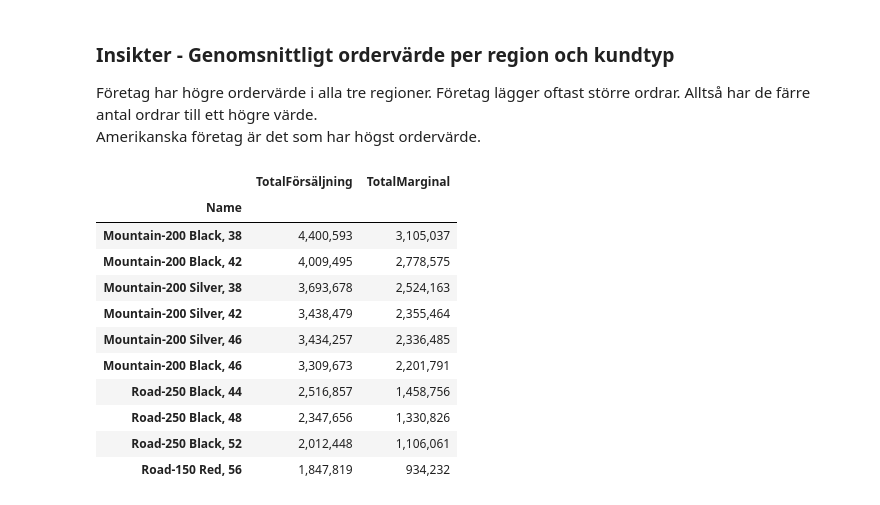
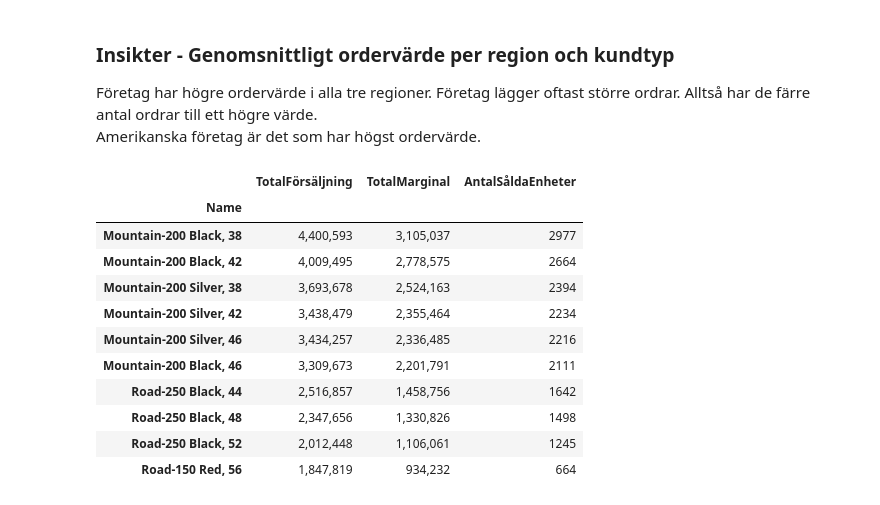
Before and after one commit to Jack-JackAttack/AdventureWorks, a Jupyter notebook: analys.ipynb, the cells around one changed output. Saved outputs shown, nothing was run; the diff lists cells and outputs as text; code cells hidden in the pictures.

```diff
--- a/analys.ipynb
+++ b/analys.ipynb
@@ -422,47 +422,52 @@ plt.show()
 ### Insikter - Genomsnittligt ordervärde per region och kundtyp
 Företag har högre ordervärde i alla tre regioner. Företag lägger oftast större ordrar. Alltså har de färre antal ordrar till ett högre värde. <br>Amerikanska företag är det som har högst ordervärde.
 # %%
-query_vis_8 = '''
+query_pivot = '''
 SELECT
     pp.ProductID,
     pp.Name,
     pc.Name AS 'Category',
     SUM(ssod.OrderQty) AS 'AntalSåldaEnheter',
     SUM(ssod.LineTotal) AS 'TotalFörsäljning',
-    SUM((pp.ListPrice - pp.StandardCost) * ssod.OrderQty) AS TotalMarginal
+    SUM((pp.ListPrice - pp.StandardCost) * ssod.OrderQty) AS 'TotalMarginal'
 FROM Sales.SalesOrderDetail ssod
 JOIN Production.Product pp ON ssod.ProductID = pp.ProductID
 JOIN Production.ProductSubcategory ppsc ON pp.ProductSubcategoryID = ppsc.ProductSubcategoryID
 JOIN Production.ProductCategory pc ON ppsc.ProductCategoryID = pc.ProductCategoryID
 GROUP BY
     pp.ProductID,
     pp.Name,
     pc.Name
 '''
 
-df_vis8 = query_df(query_vis_8)
+df_pivot = query_df(query_pivot)
 
 
 pivot_products = pd.pivot_table(
-    df_vis8,
+    df_pivot,
     index="Name",
-    values=["TotalFörsäljning", "TotalMarginal"],
+    values=["TotalFörsäljning", "TotalMarginal", "AntalSåldaEnheter"],
     aggfunc="sum"
 ).sort_values("TotalFörsäljning", ascending=False)
+
+#inte bokstavsordning på kolumnerna utan enligt nedan.
+pivot_products = pivot_products[
+    ["TotalFörsäljning", "TotalMarginal", "AntalSåldaEnheter"]
+]
 
 pd.options.display.float_format = '{:,.0f}'.format
 
 pivot_products.head(10)
 # %% [output]
-|  | TotalFörsäljning | TotalMarginal |
-| Name |  |  |
-| Mountain-200 Black, 38 | 4,400,593 | 3,105,037 |
-| Mountain-200 Black, 42 | 4,009,495 | 2,778,575 |
-| Mountain-200 Silver, 38 | 3,693,678 | 2,524,163 |
-| Mountain-200 Silver, 42 | 3,438,479 | 2,355,464 |
-| Mountain-200 Silver, 46 | 3,434,257 | 2,336,485 |
-| Mountain-200 Black, 46 | 3,309,673 | 2,201,791 |
-| Road-250 Black, 44 | 2,516,857 | 1,458,756 |
-| Road-250 Black, 48 | 2,347,656 | 1,330,826 |
-| Road-250 Black, 52 | 2,012,448 | 1,106,061 |
-| Road-150 Red, 56 | 1,847,819 | 934,232 |
+|  | TotalFörsäljning | TotalMarginal | AntalSåldaEnheter |
+| Name |  |  |  |
+| Mountain-200 Black, 38 | 4,400,593 | 3,105,037 | 2977 |
+| Mountain-200 Black, 42 | 4,009,495 | 2,778,575 | 2664 |
+| Mountain-200 Silver, 38 | 3,693,678 | 2,524,163 | 2394 |
+| Mountain-200 Silver, 42 | 3,438,479 | 2,355,464 | 2234 |
+| Mountain-200 Silver, 46 | 3,434,257 | 2,336,485 | 2216 |
+| Mountain-200 Black, 46 | 3,309,673 | 2,201,791 | 2111 |
+| Road-250 Black, 44 | 2,516,857 | 1,458,756 | 1642 |
+| Road-250 Black, 48 | 2,347,656 | 1,330,826 | 1498 |
+| Road-250 Black, 52 | 2,012,448 | 1,106,061 | 1245 |
+| Road-150 Red, 56 | 1,847,819 | 934,232 | 664 |
```
Also changed, not shown: parts of 3 cells of this notebook, 2 other files.
